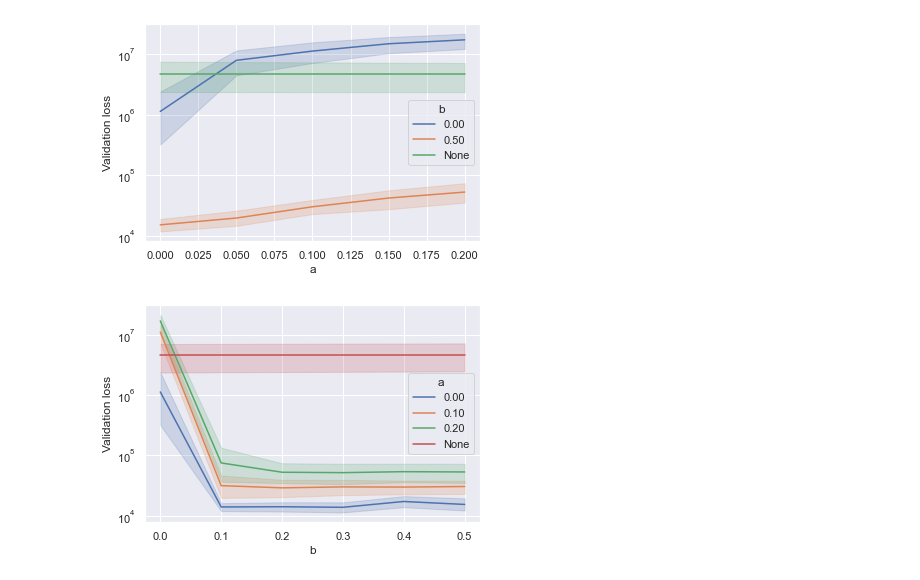
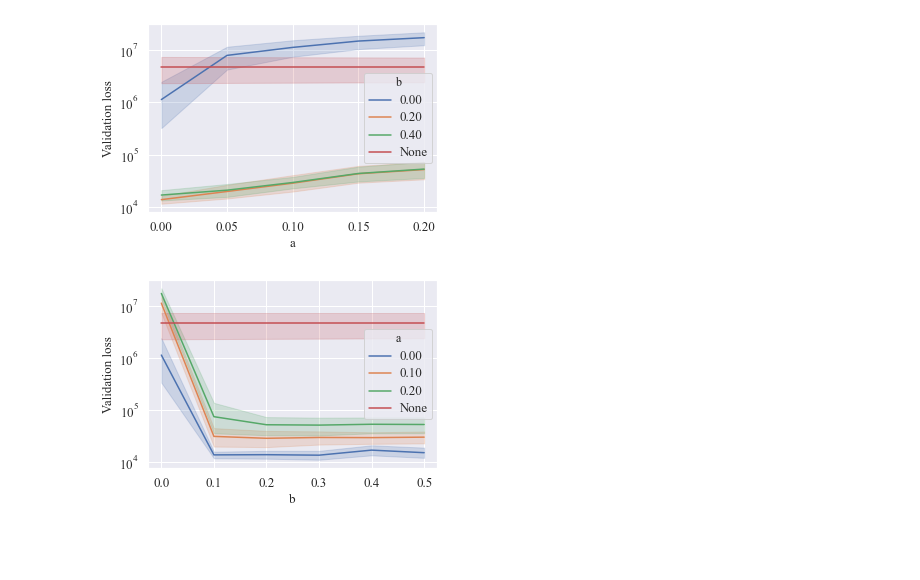
Before and after one commit to sailab-code/learning-sidarthe, a Jupyter notebook: analyze_momentum_experiments.ipynb, the cells around one changed output. Drawn from its saved outputs; the diff is of its cells as text; code cells hidden in the pictures; blank space fills up the shorter version.

```diff
--- a/analyze_momentum_experiments.ipynb
+++ b/analyze_momentum_experiments.ipynb
@@ -11,7 +11,8 @@ import matplotlib.pyplot as plt
 
 from utils.analysys_utils import list_experiments_in_dir
 
-sns.set()
+sns.set(font="Times New Roman")
+font_size = '13'
 # %%
 experiments_path = os.path.join(os.getcwd(), "runs", "momentum_exps", "sidarthe_extended", "Italy")
 figs_path = os.path.join(experiments_path, "figs")
@@ -62,35 +63,44 @@ a_index = df_mT.index.unique('a').sort_values()
 # %%
 # plot by fixing m
 
 pl, ax = plt.subplots()
 ax.set_yscale('log')
-for m in m_index[::5]:
+for m in m_index[::2]:
     df_m = df_mT.loc[m]
     sns.lineplot(data=df_m, x='a', ax=ax, y='val_loss', label=f"{m:.2f}",legend='brief')
 
 # add band for baseline (no momentum)
 band_data = []
 
 for i in range(0,len(df_mF)):
     val_loss = df_mF.iloc[i]['val_loss']
     band_data.append({
         'val_loss': val_loss,
         'a': a_index[0]
     })
     band_data.append({
         'val_loss': val_loss,
         'a': a_index[-1]
     })
 
 band_df = pd.DataFrame(band_data)
 
-plot = sns.lineplot(data=band_df, x='a', ax=ax, y='val_loss', label='None', legend='brief')
+plot = sns.lineplot(data=band_df, x='a', ax=ax, y='val_loss', label='None', legend='brief', color='r')
 
-plot.set(ylabel="Validation loss")
+plot.set_xlabel("a", fontsize=font_size)
+plot.set_ylabel("Validation loss", fontsize=font_size)
 plot.get_legend().set_title("b")
-plot.get_figure().savefig(os.path.join(figs_path, "varying_a.pdf"))
+plot.tick_params(labelsize=font_size)
+texts = plot.get_legend().get_texts()
+plt.setp(texts, fontsize=font_size)
+
+figure = plot.get_figure()
+figure.set_size_inches((5,3.5))
+figure.set_tight_layout(True)
+
+figure.savefig(os.path.join(figs_path, "varying_a.pdf"))
 # %% [output]
-[figure, old version]
+[figure, new version]
 # %%
 pl, ax = plt.subplots()
 ax.set_yscale('log')
@@ -116,11 +126,19 @@ for i in range(0,len(df_mF)):
 
 band_df = pd.DataFrame(band_data)
 
-plot = sns.lineplot(data=band_df, x='m', ax=ax, y='val_loss', label='None', legend='brief')
+plot = sns.lineplot(data=band_df, x='m', ax=ax, y='val_loss', label='None', legend='brief', color='r')
 
-plot.set(xlabel="b", ylabel="Validation loss")
+plot.set_xlabel("b", fontsize=font_size)
+plot.set_ylabel("Validation loss", fontsize=font_size)
 plot.get_legend().set_title("a")
+plot.tick_params(labelsize=font_size)
+texts = plot.get_legend().get_texts()
+plt.setp(texts, fontsize=font_size)
 
-plot.get_figure().savefig(os.path.join(figs_path, "varying_m.pdf"))
+
+figure = plot.get_figure()
+figure.set_size_inches((5,3.5))
+figure.set_tight_layout(True)
+figure.savefig(os.path.join(figs_path, "varying_m.pdf"))
 # %% [output]
-[figure, old version]
+[figure, new version]
```
Also changed, not shown: parts of 2 cells of this notebook, 2 other files.
